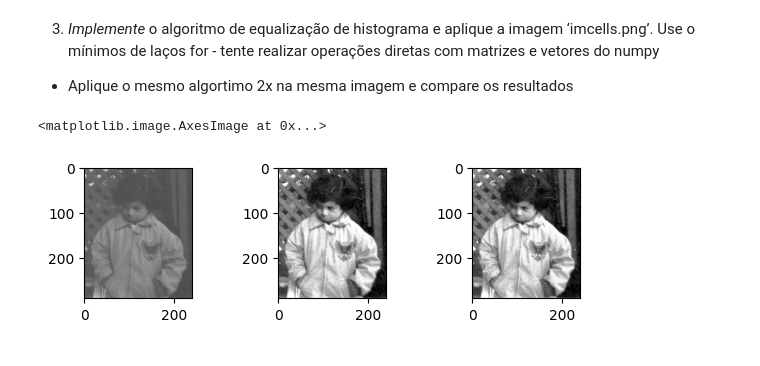
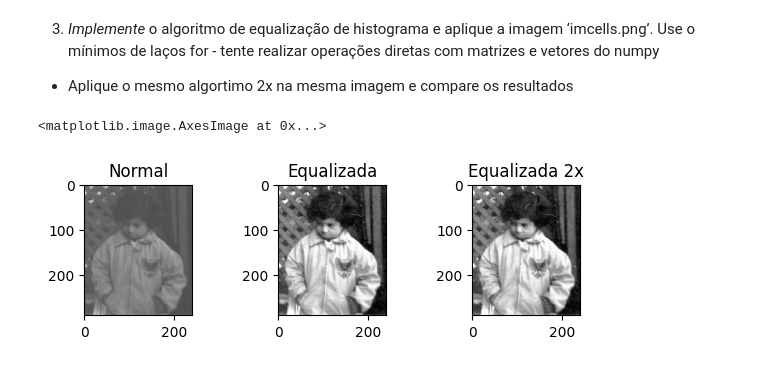
Before and after one commit to carlos-000-carlos/gsi058_t1_carlos.menezes, a Jupyter notebook: Lab03 - Histogram Equalization/Lab03_hist.ipynb, the cells around one changed output. Saved outputs shown, nothing was run; the diff lists cells and outputs as text; code cells hidden in the pictures.

```diff
--- a/Lab03 - Histogram Equalization/Lab03_hist.ipynb
+++ b/Lab03 - Histogram Equalization/Lab03_hist.ipynb
@@ -92,6 +94,7 @@ def equalizar(img, img2):
 
     linhas = img.shape[0]
     colunas = img.shape[1]
+
     tam = linhas * colunas
 
     freq = np.zeros(256)
@@ -99,14 +102,8 @@ def equalizar(img, img2):
     accu = np.zeros(256)
     novo = np.zeros(256)
 
-    i = (int)(0)
-    while(i < linhas):
-        j = (int)(0)
-        while(j < colunas):
-            x = (int)(img[i,j])
-            freq[x] = freq[x] + 1
-            j = j + 1
-        i = i + 1
+    freq[img[:1,:1]] += 1
+
 
     prob = freq / (float)(tam)
 
@@ -122,31 +119,34 @@ def equalizar(img, img2):
 
     i = (int)(0)
     while(i < linhas):
         j = (int)(0)
         while(j < colunas):
             x = (int)(img[i,j])
             img2[i,j] = round(novo[x])
             j = j + 1
         i = i + 1
 
 img = cv2.imread("pout.tif", cv2.IMREAD_GRAYSCALE)
 img2 = cv2.imread("pout.tif", cv2.IMREAD_GRAYSCALE)
 img3 = cv2.imread("pout.tif", cv2.IMREAD_GRAYSCALE)
 
 equalizar(img, img2)
 equalizar(img2, img3)
 
 plt.subplot(1,3,1)
 plt.subplots_adjust(wspace=0.8)
+plt.title('Normal')
 plt.imshow(img, cmap='gray', vmin=0, vmax=255)
 
 plt.subplot(1,3,2)
 plt.subplots_adjust(wspace=0.8)
+plt.title('Equalizada')
 plt.imshow(img2, cmap='gray', vmin=0, vmax=255)
 
 plt.subplot(1,3,3)
 plt.subplots_adjust(wspace=0.8)
+plt.title('Equalizada 2x')
 plt.imshow(img3, cmap='gray', vmin=0, vmax=255)
 # %% [output]
 <matplotlib.image.AxesImage at 0x...>
-[figure, old version]
+[figure, new version]
```
Also changed, not shown: parts of 1 cell of this notebook.
